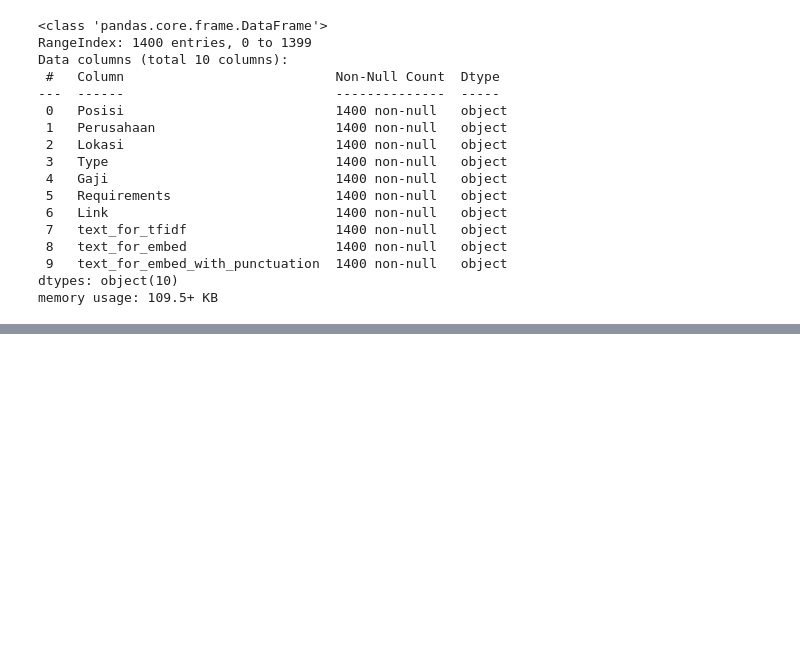
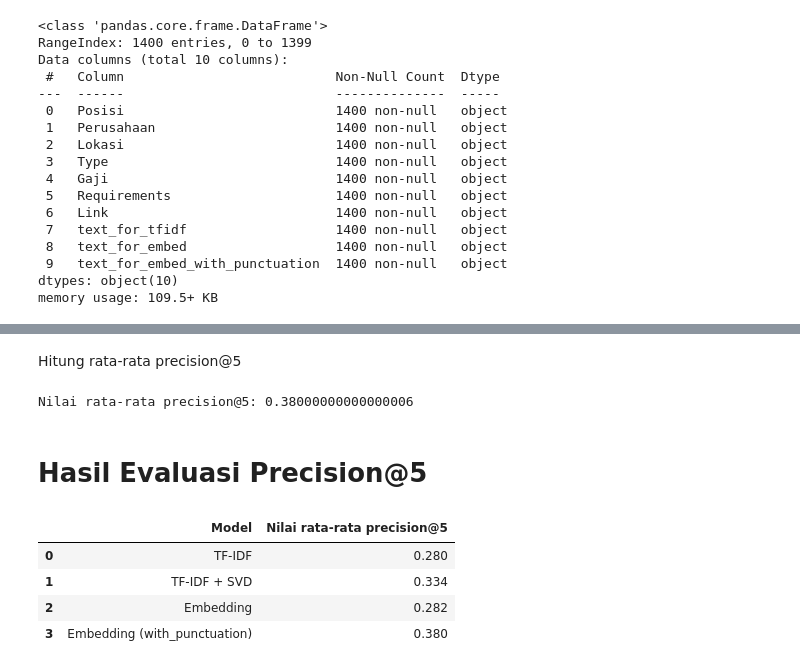
Before and after one commit to LuckyBoy721/CV-Analyser, a Jupyter notebook: dimas/Untitled0.ipynb, the cells around one changed output, grey strips where cells are left out. Saved outputs shown, nothing was run; the diff lists cells and outputs as text; code cells hidden in the pictures; blank space fills up the shorter version.

```diff
--- a/dimas/Untitled0.ipynb
+++ b/dimas/Untitled0.ipynb
@@ -309,0 +681,7 @@ for no, ground_truth in enumerate(df_cv['ground_truth'].to_list(), start=1):
+# %%
+def normalize(text):
+    text = text.lower()
+    text = re.sub(r'\([^)]*\)', '', text)  # hapus isi kurung
+    return text.strip()
+
+model = SentenceTransformer('paraphrase-multilingual-MiniLM-L12-v2')
@@ -309,0 +711,6 @@ for no, ground_truth in enumerate(df_cv['ground_truth'].to_list(), start=1):
+# %%
+series_sim_max = pd.Series(nilai_sim_max)
+q3 = series_sim_max.quantile(0.75)
+threshold = np.floor(q3 * 10) / 10
+print(f'q3 = {q3}')
+print(f'threshold = {threshold}')
@@ -309,0 +722,23 @@ for no, ground_truth in enumerate(df_cv['ground_truth'].to_list(), start=1):
+# %%
+relevan_atau_tidak = []
+nilai_precision_at_5 = []
+
+for i in range(len(df_cv_hasil_embedding_punctuation)):
+
+    ground_truth = [normalize(x) for x in df_cv_hasil_embedding_punctuation.loc[i,'ground_truth']]
+    hasil_prediksi = [normalize(x) for x in df_cv_hasil_embedding_punctuation.loc[i,'prediksi_posisi']]
+
+    sim = cosine_similarity(
+        model.encode(ground_truth),
+        model.encode(hasil_prediksi)
+    )
+
+    relevan = (sim.max(axis=0) >= threshold).astype(int).tolist()
+    precision_at_5 = sum(relevan) / len(relevan)
+
+    relevan_atau_tidak.append(relevan)
+    nilai_precision_at_5.append(precision_at_5)
+
+df_cv_hasil_embedding_punctuation['relevan/tidak'] = relevan_atau_tidak
+df_cv_hasil_embedding_punctuation['precision@5'] = nilai_precision_at_5
+df_cv_hasil_embedding_punctuation.head()
@@ -309,0 +752,20 @@ for no, ground_truth in enumerate(df_cv['ground_truth'].to_list(), start=1):
+# %% [markdown]
+Hitung rata-rata precision@5
+# %%
+mean_precision_at_5_embedding_punctuation = df_cv_hasil_embedding_punctuation['precision@5'].mean()
+print(f"Nilai rata-rata precision@5: {mean_precision_at_5_embedding_punctuation}")
+# %% [output]
+Nilai rata-rata precision@5: 0.38000000000000006
+# %% [markdown]
+# **Hasil Evaluasi Precision@5**
+# %%
+pd.DataFrame({
+    'Model': ['TF-IDF', 'TF-IDF + SVD', 'Embedding', 'Embedding (with_punctuation)'],
+    'Nilai rata-rata precision@5': [mean_precision_at_5_tfidf, mean_precision_at_5_tfidf_svd, mean_precision_at_5_embedding, mean_precision_at_5_embedding_punctuation]
+})
+# %% [output]
+|  | Model | Nilai rata-rata precision@5 |
+| 0 | TF-IDF | 0.280 |
+| 1 | TF-IDF + SVD | 0.334 |
+| 2 | Embedding | 0.282 |
+| 3 | Embedding (with_punctuation) | 0.380 |
```
Also changed, not shown: parts of 102 cells of this notebook, 2 other files.
